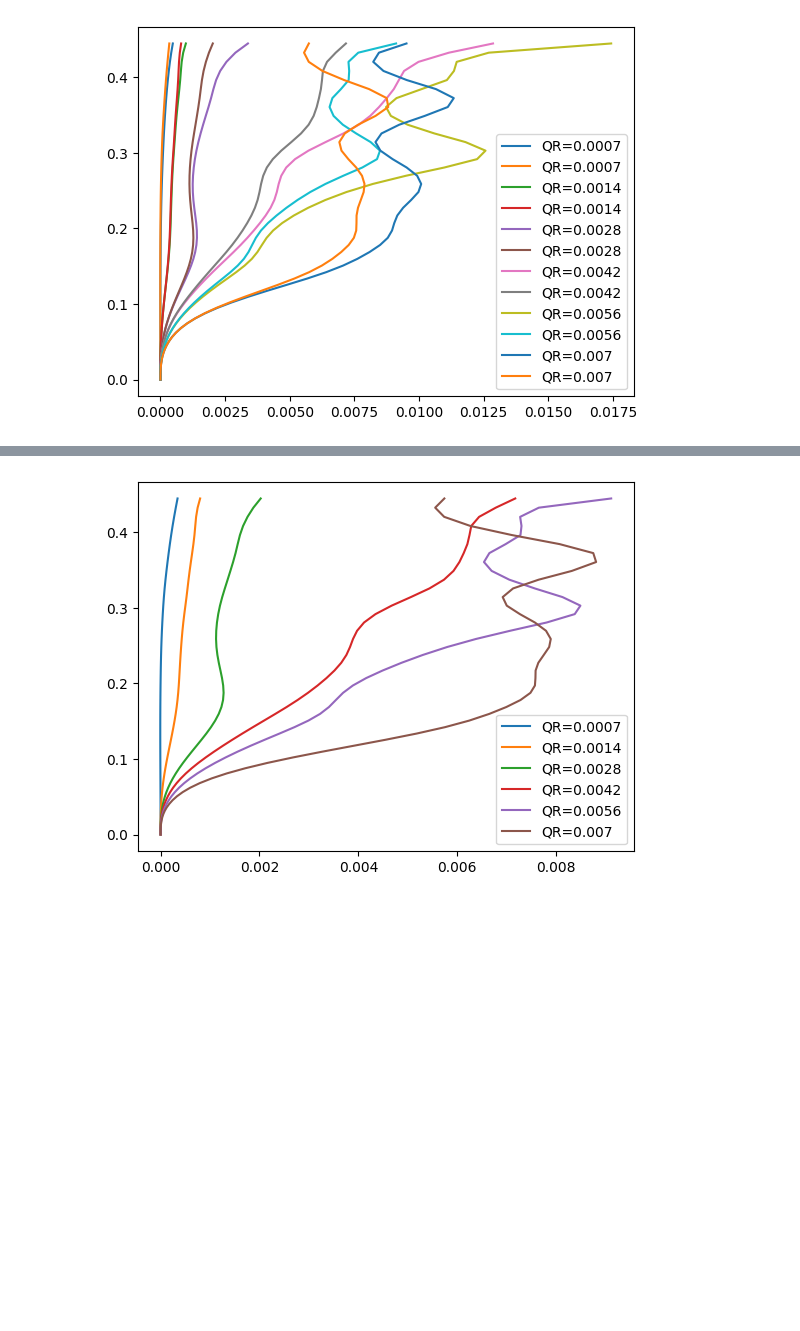
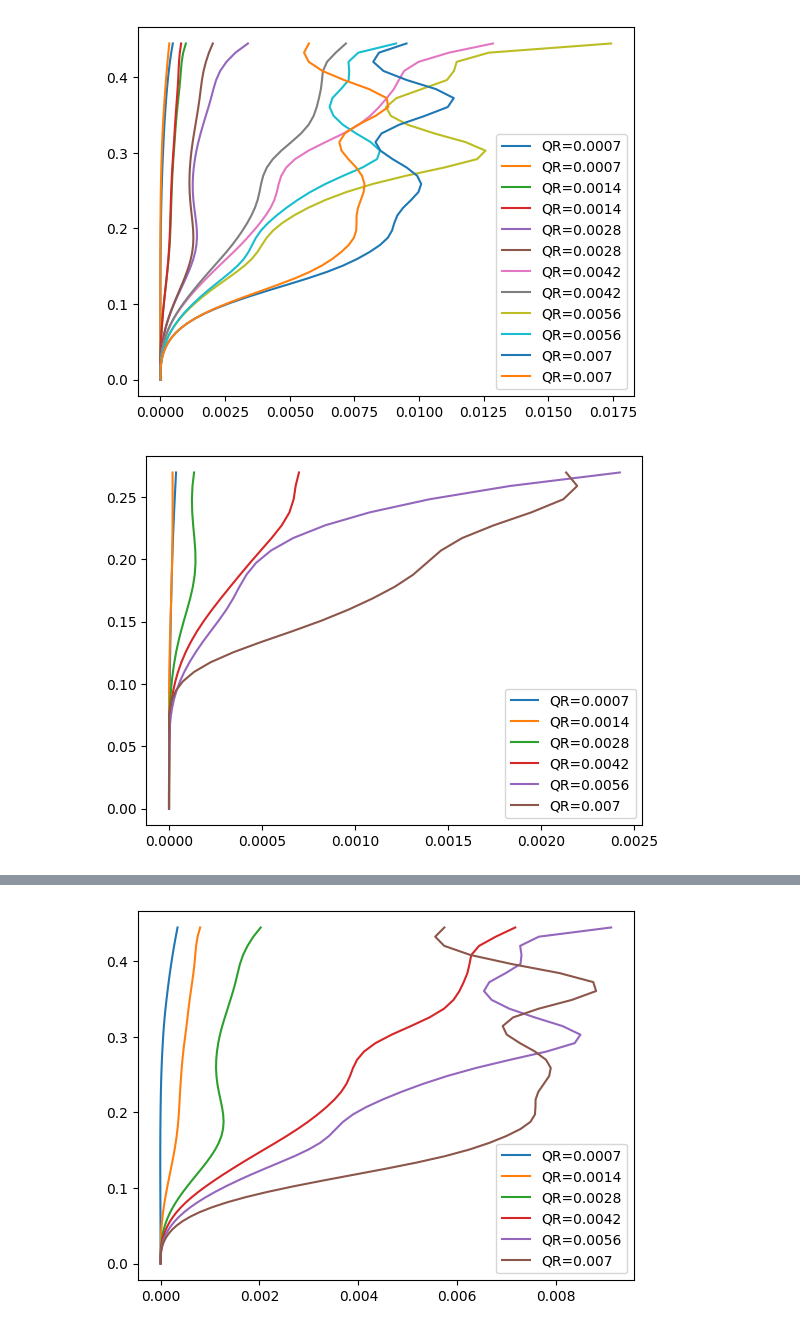
Before and after one commit to bz226/Research-Dedalus, a Jupyter notebook: 2d-AR=64/diag.ipynb, the cells around one changed output, grey strips where cells are left out. Drawn from its saved outputs; the diff is of its cells as text; code cells hidden in the pictures; blank space fills up the shorter version.

```diff
--- a/2d-AR=64/diag.ipynb
+++ b/2d-AR=64/diag.ipynb
@@ -15,7 +15,7 @@ import scipy
 #import dask
 # %%
 base_dir = '/scratch/zb2113/DedalusData/2D/'
-exp_name = 'MRBC_2D_RaM_1.0e+08*'
+exp_name = 'MRBC_2D_RaM_1.0e+07*'
 exp_list = sorted(glob.glob(exp_name,root_dir = base_dir))
 for exp in exp_list:
     print(exp)
@@ -152,6 +152,7 @@ CReynoldsflux = np.zeros((nexp,ntime,nz))
 avgC= np.zeros((nexp,ntime,nz))
 avguz = np.zeros((nexp,ntime,nz))
 avgD= np.zeros((nexp,ntime,nz))
+avgM= np.zeros((nexp,ntime,nz))
 
 for i,data in enumerate(ds):
     Ddiffuflux[i,:,:] = data['diffusive flux of dry buoyancy'][:ntime,0,:]
@@ -169,6 +170,7 @@ for i,data in enumerate(ds):
     avgC[i,:,:] = data['horizontal avg C'][:ntime,0,:]
     avguz[i,:,:] = data['horizontal avg uz'][:ntime,0,:]
     avgD[i,:,:] = data['horizontal avg D'][:ntime,0,:]
+    avgM[i,:,:] = data['horizontal avg M'][:ntime,0,:]
 # %% [output]
 500
 1
@@ -209,3 +211,15 @@ plt.legend()
 plt.show()
 # %% [output]
 [figure]
+# %%
+#Compute diff
+diff= np.abs(-CReynoldsflux/(-Cdiffuflux/kappa)+(MReynoldsflux/(-Mdiffuflux/kappa)))
+#plot
+for i in range(nexp):
+    label="QR="+str(QR[i])
+    plt.plot(diff[i,0,:45],ds[i]['z'][:45],label=label)
+# plt.xlim(0.5,1.5)
+plt.legend()
+plt.show()
+# %% [output]
+[figure, added]
```
Also changed, not shown: parts of 5 cells of this notebook, 7 other files.
